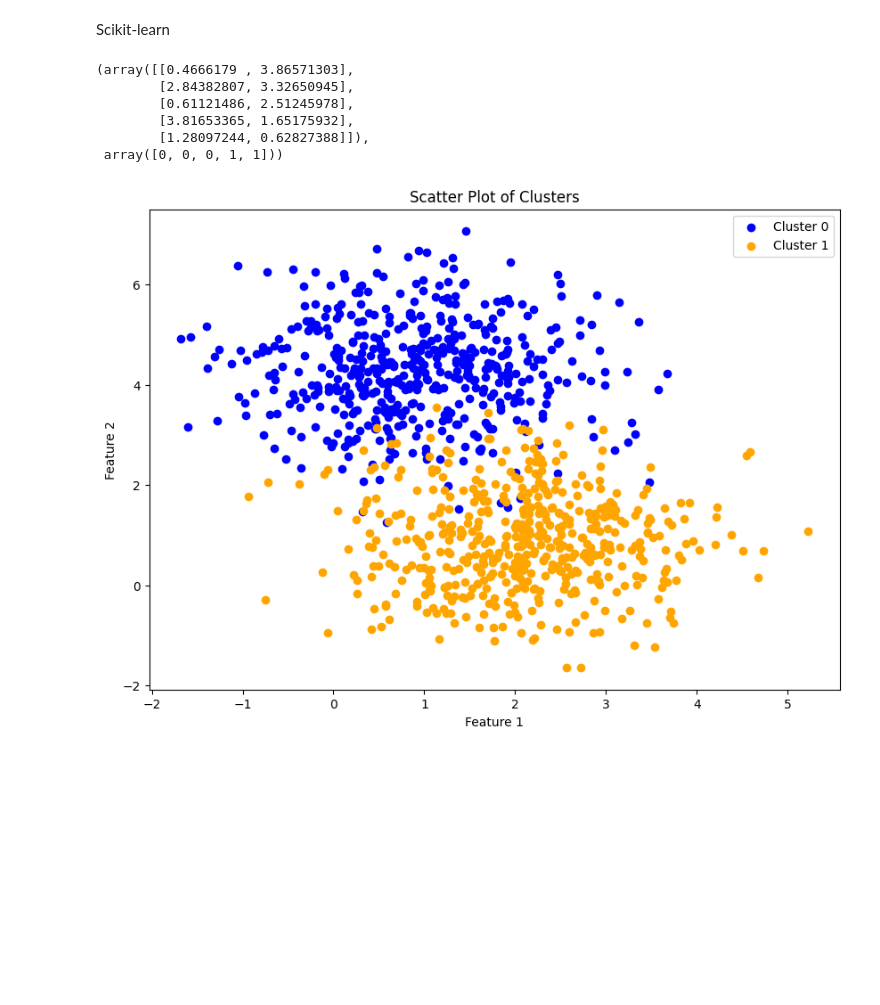
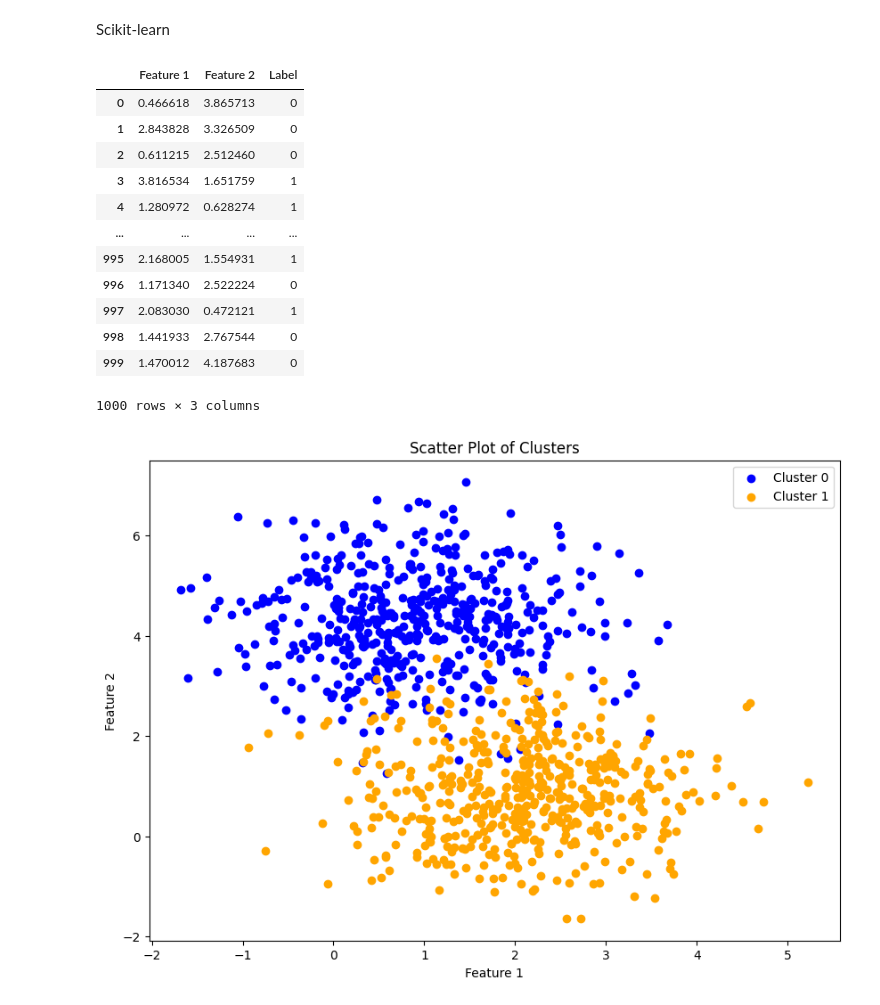
Before and after one commit to Youssra1999/ML_Projects, a Jupyter notebook: ML_Tutorials.ipynb, the cells around one changed output. Drawn from its saved outputs; the diff is of its cells as text; code cells hidden in the pictures; blank space fills up the shorter version.

```diff
--- a/ML_Tutorials.ipynb
+++ b/ML_Tutorials.ipynb
@@ -182,13 +182,26 @@ from sklearn.datasets import make_blobs
 # %%
 X, y = make_blobs(n_samples=1000, centers=2, random_state=0)
 X[:5], y[:5]
+# Create a DataFrame for X (features) and y (labels)
+df = pd.DataFrame(X, columns=["Feature 1", "Feature 2"])
+df["Label"] = y
+
+# Display the first few rows of the DataFrame
+df
 # %% [output]
+|  | Feature 1 | Feature 2 | Label |
+| 0 | 0.466618 | 3.865713 | 0 |
+| 1 | 2.843828 | 3.326509 | 0 |
+| 2 | 0.611215 | 2.512460 | 0 |
+| 3 | 3.816534 | 1.651759 | 1 |
+| 4 | 1.280972 | 0.628274 | 1 |
+| ... | ... | ... | ... |
+| 995 | 2.168005 | 1.554931 | 1 |
+| 996 | 1.171340 | 2.522224 | 0 |
+| 997 | 2.083030 | 0.472121 | 1 |
+| 998 | 1.441933 | 2.767544 | 0 |
+| 999 | 1.470012 | 4.187683 | 0 |
-(array([[0.4666179 , 3.86571303],
-        [2.84382807, 3.32650945],
-        [0.61121486, 2.51245978],
-        [3.81653365, 1.65175932],
-        [1.28097244, 0.62827388]]),
- array([0, 0, 0, 1, 1]))
+1000 rows × 3 columns
 # %%
 fig , ax = plt.subplots()
 
```
Also changed, not shown: parts of 1 cell of this notebook.
